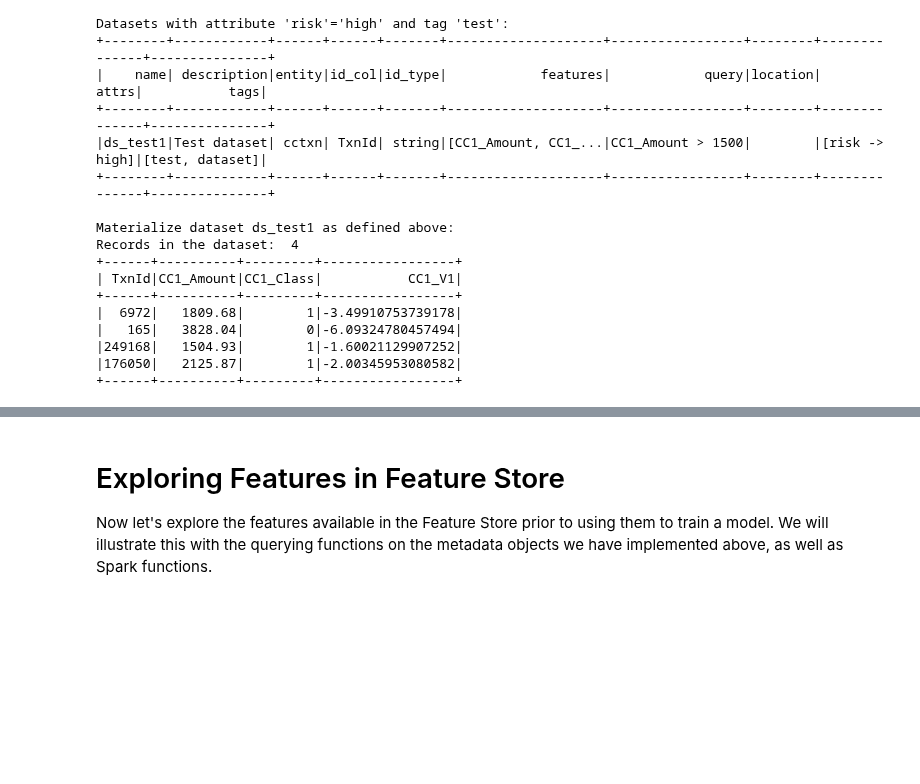
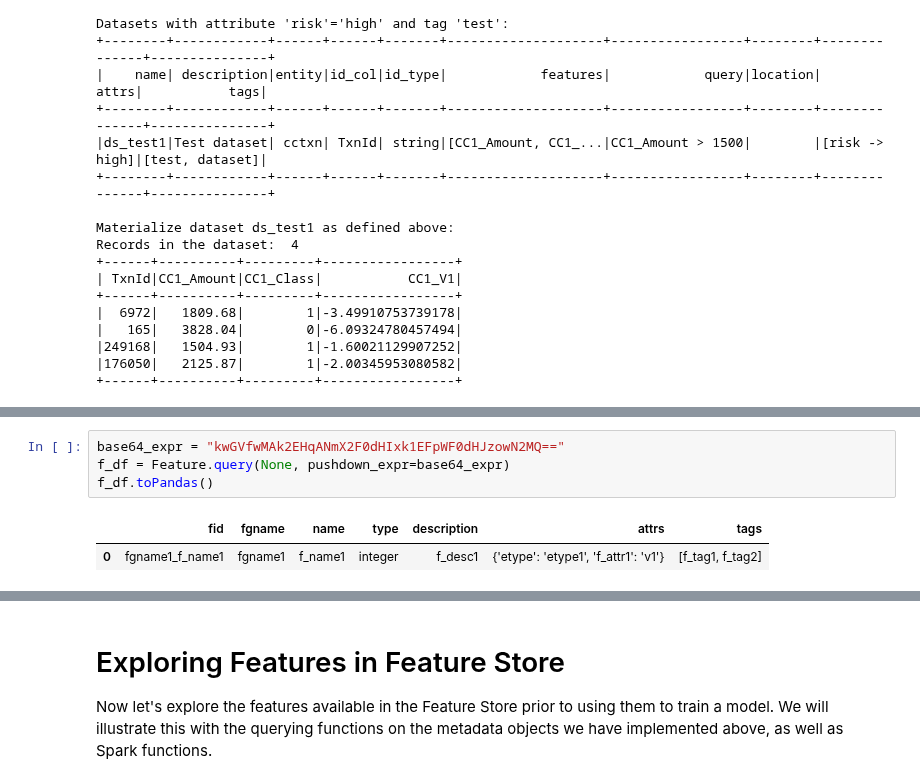
Before and after one commit to neelp-git/experiments, a Jupyter notebook: notebooks/spark/feature-store-model-training.ipynb, the cells around one changed output, grey strips where cells are left out. Saved outputs shown, nothing was run; the diff lists cells and outputs as text; blank space fills up the shorter version.

```diff
--- a/notebooks/spark/feature-store-model-training.ipynb
+++ b/notebooks/spark/feature-store-model-training.ipynb
@@ -663,0 +729,7 @@ Records in the dataset:  4
+# %%
+base64_expr = "kwGVfwMAk2EHqANmX2F0dHIxk1EFpWF0dHJzowN2MQ=="
+f_df = Feature.query(None, pushdown_expr=base64_expr)
+f_df.toPandas()
+# %% [output]
+|  | fid | fgname | name | type | description | attrs | tags |
+| 0 | fgname1_f_name1 | fgname1 | f_name1 | integer | f_desc1 | {'etype': 'etype1', 'f_attr1': 'v1'} | [f_tag1, f_tag2] |
```
Also changed, not shown: parts of 12 cells of this notebook.
